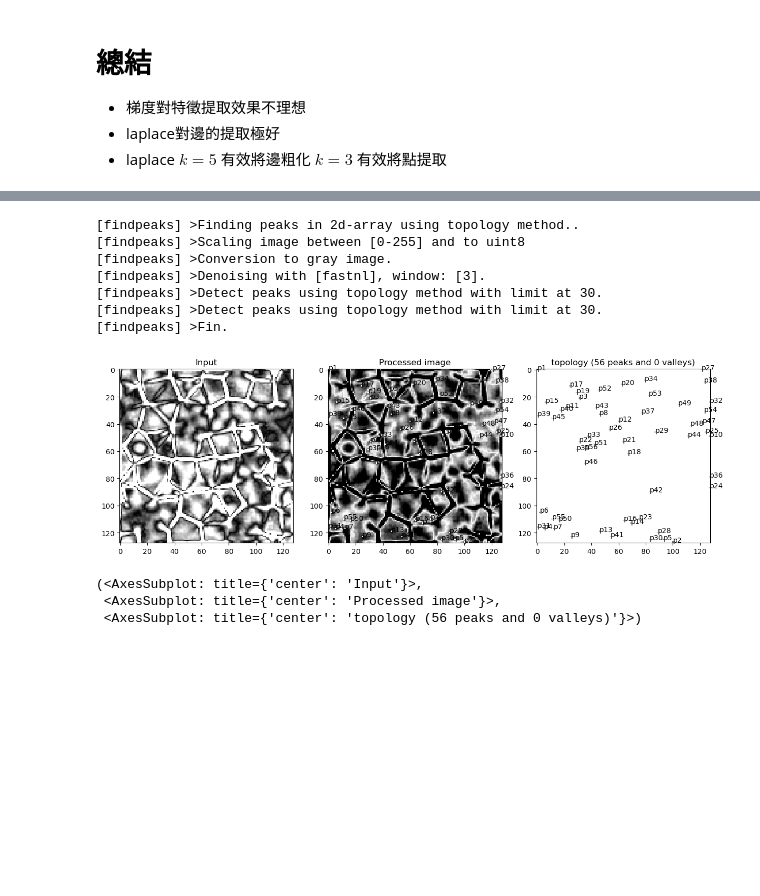
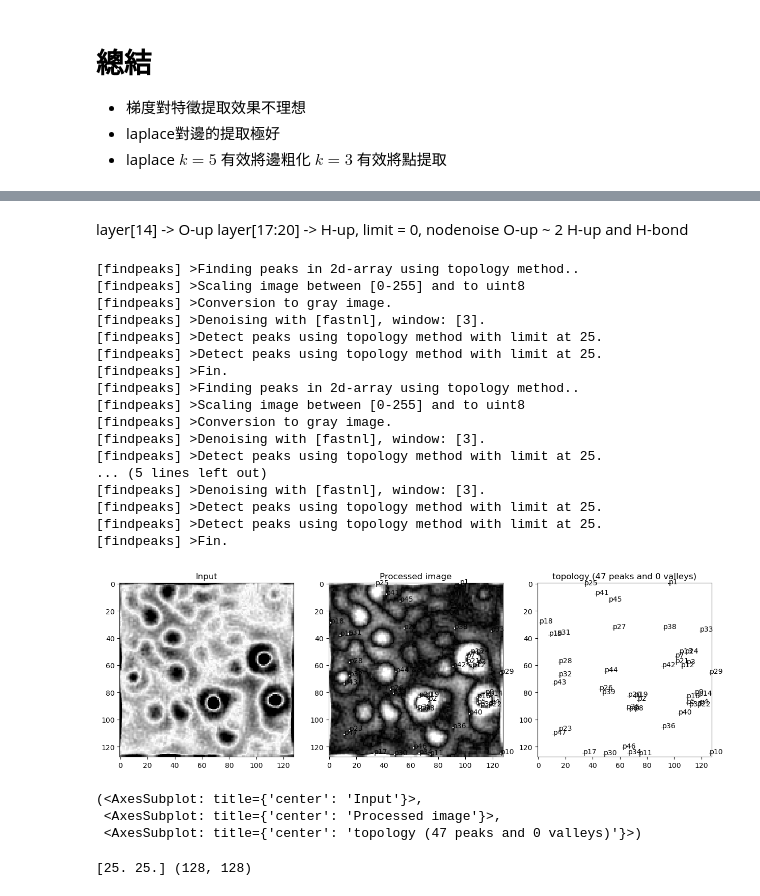
Before and after one commit to supercgor/AFM-RepairTool, a Jupyter notebook: main.ipynb, the cells around one changed output, grey strips where cells are left out. Drawn from its saved outputs; the diff is of its cells as text; code cells hidden in the pictures; blank space fills up the shorter version.

```diff
--- a/main.ipynb
+++ b/main.ipynb
@@ -39,17 +32,0 @@ k = circPlot(img2, load['position']['O'],o_dict)
-# %%
-fp = findpeaks(method='topology', limit= 30)
-r = fp.fit(lp5)
-r['persistence']
-fp.plot()
-# %% [output]
-[findpeaks] >Finding peaks in 2d-array using topology method..
-[findpeaks] >Scaling image between [0-255] and to uint8
-[findpeaks] >Conversion to gray image.
-[findpeaks] >Denoising with [fastnl], window: [3].
-[findpeaks] >Detect peaks using topology method with limit at 30.
-[findpeaks] >Detect peaks using topology method with limit at 30.
-[findpeaks] >Fin.
-[figure, removed]
-(<AxesSubplot: title={'center': 'Input'}>,
- <AxesSubplot: title={'center': 'Processed image'}>,
- <AxesSubplot: title={'center': 'topology (56 peaks and 0 valleys)'}>)
@@ -59,0 +35,56 @@ cv2.destroyAllWindows()
+# %% [markdown]
+layer[14] -> O-up
+layer[17:20] -> H-up, limit = 0, nodenoise
+O-up ~ 2 H-up and H-bond
+# %%
+from findpeaks import findpeaks
+from src.tools import imgsPeak
+fpimg = cv2.cvtColor(load['image'][17], cv2.COLOR_BGR2GRAY)
+hupimg = 255 - fpimg
+fp = findpeaks(method='topology', togray=True,limit = 25, interpolate=2)
+lp5l = []
+for i in range(17,20):
+    a = cv2.Laplacian(load['image'][i],cv2.CV_16S,ksize=5)
+    a = cv2.convertScaleAbs(a)
+    lp5l.append(a)
+r = imgsPeak(lp5l, fp, inverse=False, cluster_threshold = 5, border=3)
+fp.plot()
+# %% [output]
+[findpeaks] >Finding peaks in 2d-array using topology method..
+[findpeaks] >Scaling image between [0-255] and to uint8
+[findpeaks] >Conversion to gray image.
+[findpeaks] >Denoising with [fastnl], window: [3].
+[findpeaks] >Detect peaks using topology method with limit at 25.
+[findpeaks] >Detect peaks using topology method with limit at 25.
+[findpeaks] >Fin.
+[findpeaks] >Finding peaks in 2d-array using topology method..
+[findpeaks] >Scaling image between [0-255] and to uint8
+[findpeaks] >Conversion to gray image.
+[findpeaks] >Denoising with [fastnl], window: [3].
+[findpeaks] >Detect peaks using topology method with limit at 25.
+... (5 lines left out)
+[findpeaks] >Denoising with [fastnl], window: [3].
+[findpeaks] >Detect peaks using topology method with limit at 25.
+[findpeaks] >Detect peaks using topology method with limit at 25.
+[findpeaks] >Fin.
+[figure, added]
+(<AxesSubplot: title={'center': 'Input'}>,
+ <AxesSubplot: title={'center': 'Processed image'}>,
+ <AxesSubplot: title={'center': 'topology (47 peaks and 0 valleys)'}>)
+# %%
+from src.graph import Graph
+import matplotlib.pyplot as plt
+from src.tools import drawFindPeaksResult, arrayReshape
+
+g = Graph(load['info'])
+g.addAtoms("O", load['position']['O'] @ load['info']['lattice'])
+g.addAtoms("H", load['position']['H'] @ load['info']['lattice'])
+nodes = g.getAtomsElem()
+g.link_nodes_by_bounds(nodes['O'],nodes['O'])
+g.link_nodes_by_bounds(nodes['O'],nodes['H'])
+
+k = g.plotAtoms(lp5)
+hup_pos = arrayReshape(r[...,:2], img1.shape[:2], np.diag(g.lattice)[:2])
+k = drawFindPeaksResult(k, r)
+# %% [output]
+[25. 25.] (128, 128)
```
Also changed, not shown: parts of 9 cells of this notebook, 4 other files.
